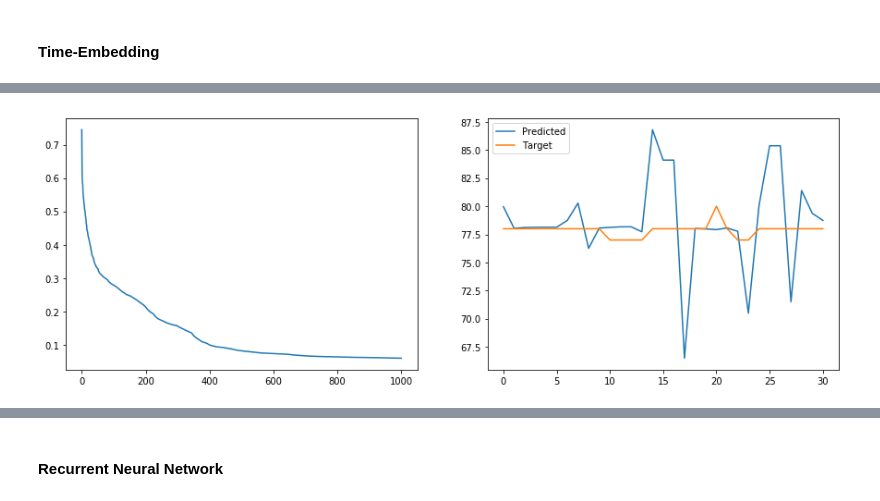
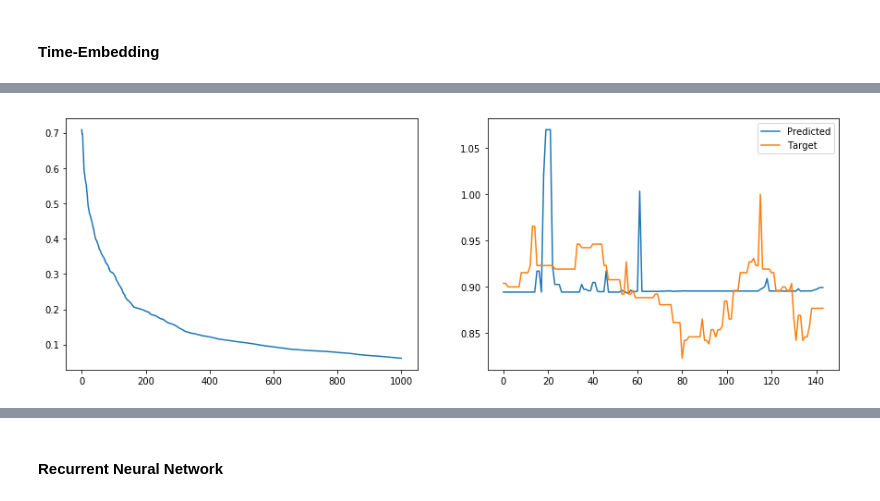
Before and after one commit to vicweeks/CS445-TermProject, a Jupyter notebook: TermProject.ipynb, the cells around one changed output, grey strips where cells are left out. Saved outputs shown, nothing was run; the diff lists cells and outputs as text; code cells hidden in the pictures.

```diff
--- a/TermProject.ipynb
+++ b/TermProject.ipynb
@@ -88,27 +88,25 @@ itemTimeData.shape
 # %%
 names = ['item_id', 'max_offer_price', 'min_sale_price', 'offer_availability', 'sale_availability', 'sale_price_change', 'offer_price_change', 'year', 'month', 'day', 'hour', 'minute', 'second']
 # %%
-def makeItemData(itemID, splitData=False, stepsAheadToPredict=4):
+def makeItemData(itemID=19718, allItems=False, splitData=False, stepsAheadToPredict=4):
     itemTimeData = np.load('itemData.npy')
-    itemData = itemTimeData[np.where(itemTimeData[:]==itemID)[0]]
+    if allItems:
+        itemData = np.mean(itemTimeData[0:50], axis=0).reshape((1,-1))
+        for bucket in itemTimeData[51::51]:
+            itemData = np.vstack((itemData, np.mean(bucket.reshape((1,-1)), axis=0).reshape((1,-1))))
+    else:
+        itemData = itemTimeData[np.where(itemTimeData[:]==itemID)[0]]
     X = itemData[:-stepsAheadToPredict, 1:7].copy()
     T = itemData[stepsAheadToPredict:, 1:2].copy()
-    rows = np.arange(X.shape[0])
     if splitData:
-        nTrain = int(X.shape[0] * 0.8)
+        rows = np.arange(X.shape[0])
+        nTrain = int(X.shape[0] * 0.7)
         Xtrain = X[rows[:nTrain],:]
         Ttrain = T[rows[:nTrain],:]
         Xtest = X[rows[nTrain:],:]
         Ttest = T[rows[nTrain:],:]
         return Xtrain, Ttrain, Xtest, Ttest
     else:
-        plt.plot(X[:, 0], 'o-', label='X (max_offer_price)')
-        plt.plot(T, 'o-', label='T (max_offer_price)')
-        plt.legend();
         return X, T, itemData
 # %% [markdown]
 Note: Had to make sure to copy the X and T data because of how the Time-Embedded data is accessed.
-# %%
-X, T, item1 = makeItemData(19718)
-X.shape, T.shape
-Xtest, Ttest, item2 = makeItemData(19720)
@@ -117,4 +119,4 @@ Xtest, Ttest, item2 = makeItemData(19720)
 # %%
-Xtrain, Ttrain, Xtest, Ttest = makeItemData(19718, splitData=True)
+Xtrain, Ttrain, Xtest, Ttest = makeItemData(19743, allItems=True, splitData=True) #Train and test with all items
 Xtrain.shape, Ttrain.shape, Xtest.shape, Ttest.shape
 # %% [output]
@@ -196,6 +205,6 @@ XtestW = XtestW[keepTest, :]
 TtestW = TtestW[keepTest, :]
 TtestW = TtestW[:, 0:1] # reduce to single class label
 # %%
-nnet = nn.NeuralNetwork(XtrainW.shape[1], 10, TtrainW.shape[1])
-nnet.train(XtrainW, TtrainW, 1000, verbose=True)
+nnet = nn.NeuralNetwork(XtrainW.shape[1], [10,10,10], TtrainW.shape[1])
+nnet.train(XtrainW/(XtrainW.max(axis=0)), TtrainW/(TtrainW.max(axis=0)), 1000, verbose=True)
 # %% [output]
@@ -217,9 +226,9 @@ plt.subplot(1,2,1)
 plt.plot(nnet.getErrors())
 print(nnet)
 
-Y = nnet.use(XtestW)
+Y = nnet.use(XtestW/(XtestW.max(axis=0)))
 plt.subplot(1,2,2)
 plt.plot(Y, label='Predicted')
-plt.plot(TtestW, label='Target')
+plt.plot(TtestW/(TtestW.max(axis=0)), label='Target')
 plt.legend();
 # %% [output]
@@ -228 +237 @@ NeuralNetwork(12, [10], 1)
-[figure, old version]
+[figure, new version]
```
Also changed, not shown: parts of 15 cells of this notebook, 1 other file.
